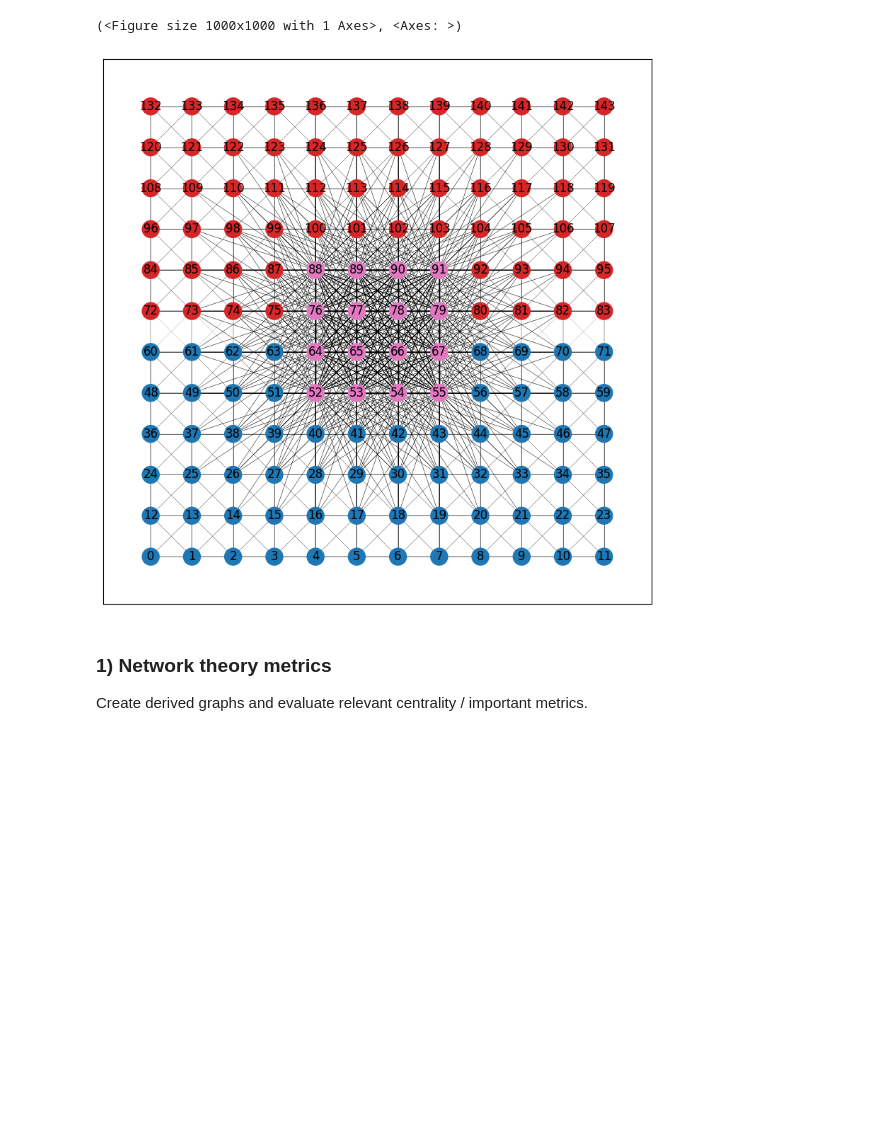
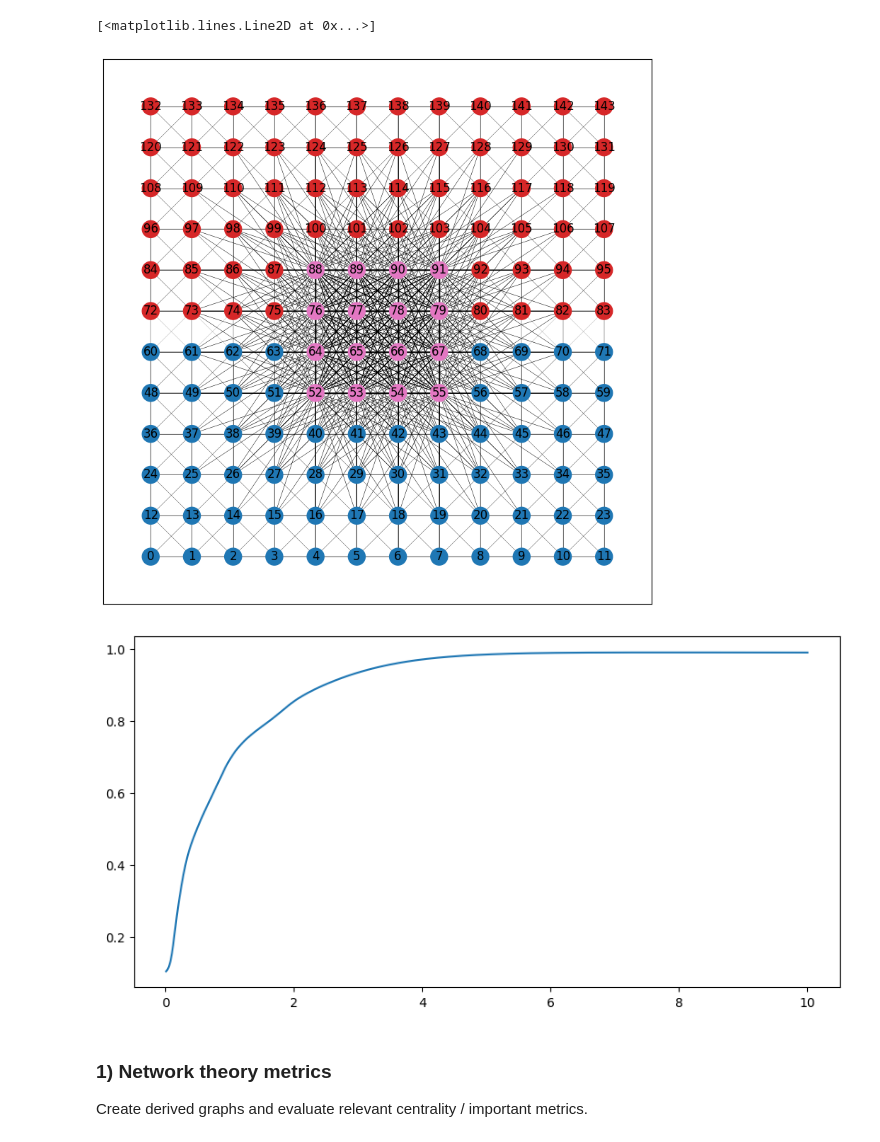
Before and after one commit to adamLastovka/KuramotoNeuralSimulations, a Jupyter notebook: Notebooks/05_metric_comparison.ipynb, the cells around one changed output. Drawn from its saved outputs; the diff is of its cells as text; code cells hidden in the pictures; blank space fills up the shorter version.

```diff
--- a/Notebooks/05_metric_comparison.ipynb
+++ b/Notebooks/05_metric_comparison.ipynb
@@ -93,34 +93,42 @@ components = [
         to_node_groups=[0],
     ),
 ]
 
 cfg = SimulationConfig(
     grid=GridConfig(shape=grid_shape, periodic=False),
     coupling=CouplingConfig(
         kernel="gaussian",
         base_strength=1.0,
         radius=4.0,
         mode="spatial",
         components=components,
         group_ids=group_ids,
     ),
     initial_theta=InitThetaConfig(mode="uniform"),
     initial_omega=InitOmegaConfig(mode="normal", mu=0.0, sigma=0.3),
     seed=42,
 )
 
 sim = build_simulation(config=cfg, rng=np.random.default_rng(SEED))
 
 # Run simulation
 results = sim.run((0, T_END), dt, rng=RNG)
 
 # Visualize base network
 G = create_cortical_graph(sim)
 
 plot_cortical_graph(G, layout="grid")
+
+
+# Postprocess
+R_list, _ = order_parameter(results['theta'])
+
+fig,ax = plt.subplots(figsize=(10,5))
+ax.plot(results['ts'], R_list, linewidth=1.5)
 # %% [output]
-(<Figure size 1000x1000 with 1 Axes>, <Axes: >)
+[<matplotlib.lines.Line2D at 0x...>]
 [figure]
+[figure, added]
 # %% [markdown]
 ### 1) Network theory metrics
 
```
Also changed, not shown: parts of 5 cells of this notebook, 7 other files.
